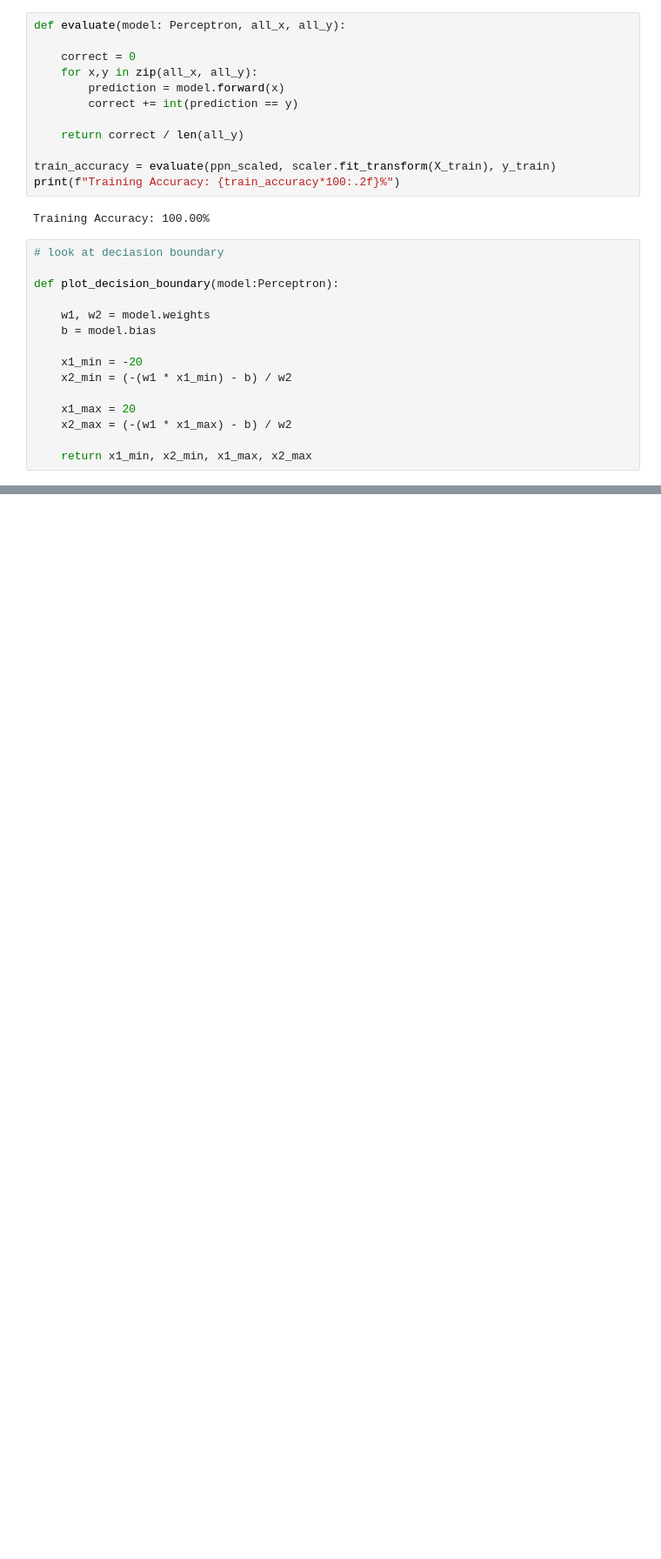
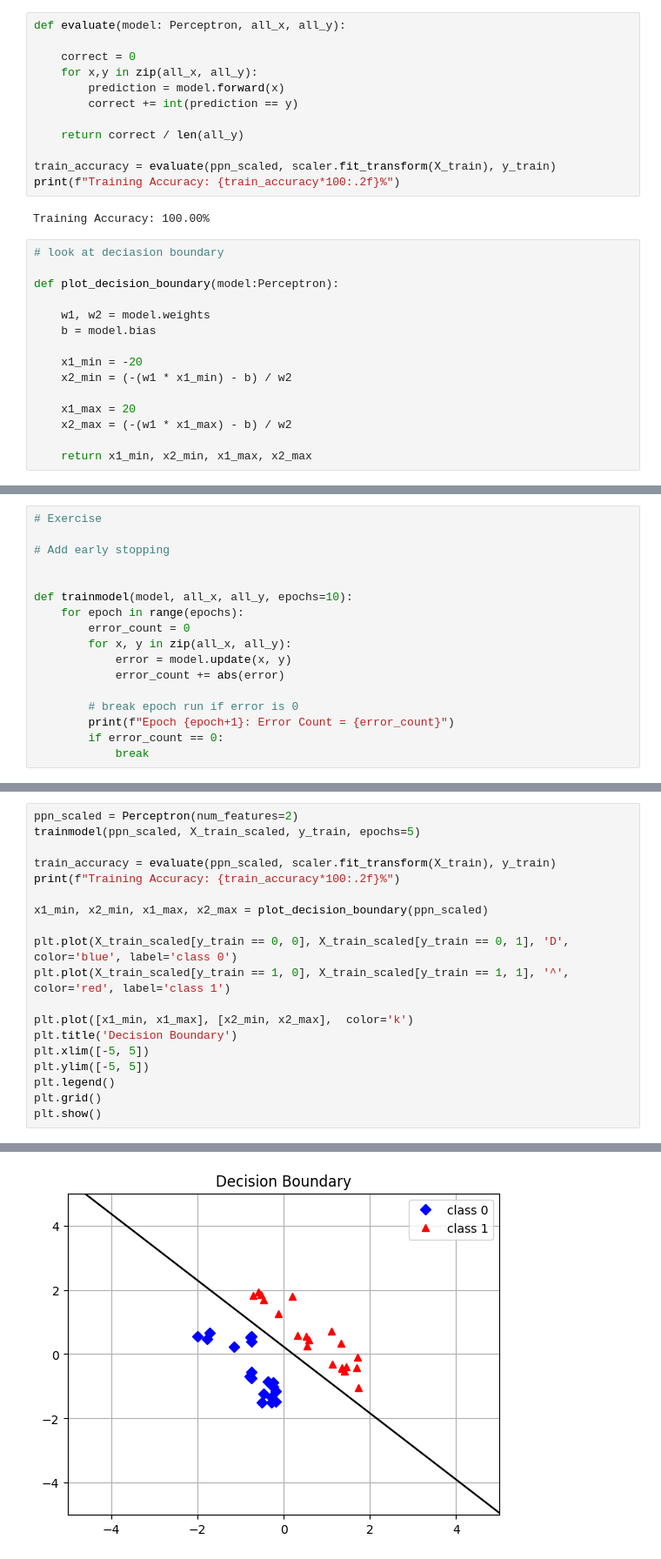
Before and after one commit to slackroo/seb_pytorch, a Jupyter notebook: 01_perceptorn.ipynb, the cells around one changed output, grey strips where cells are left out. Shown: that part at 87% size. Cells and saved outputs as stored; diff of their text form; blank space fills up the shorter version.

Commit message:
added exercises

```diff
--- a/01_perceptorn.ipynb
+++ b/01_perceptorn.ipynb
@@ -313,0 +310,17 @@ plt.show()
+# %%
+# Exercise
+
+# Add early stopping
+
+
+def trainmodel(model, all_x, all_y, epochs=10):
+    for epoch in range(epochs):
+        error_count = 0
+        for x, y in zip(all_x, all_y):
+            error = model.update(x, y)
+            error_count += abs(error)
+
+        # break epoch run if error is 0
+        print(f"Epoch {epoch+1}: Error Count = {error_count}")
+        if error_count == 0:
+            break
@@ -313,0 +362,20 @@ plt.show()
+# %%
+ppn_scaled = Perceptron(num_features=2)
+trainmodel(ppn_scaled, X_train_scaled, y_train, epochs=5)
+
+train_accuracy = evaluate(ppn_scaled, scaler.fit_transform(X_train), y_train)
+print(f"Training Accuracy: {train_accuracy*100:.2f}%")
+
+x1_min, x2_min, x1_max, x2_max = plot_decision_boundary(ppn_scaled)
+
+plt.plot(X_train_scaled[y_train == 0, 0], X_train_scaled[y_train == 0, 1], 'D', color='blue', label='class 0')
+plt.plot(X_train_scaled[y_train == 1, 0], X_train_scaled[y_train == 1, 1], '^', color='red', label='class 1')
+
+plt.plot([x1_min, x1_max], [x2_min, x2_max],  color='k')
+plt.title('Decision Boundary')
+plt.xlim([-5, 5])
+plt.ylim([-5, 5])
+plt.legend()
+plt.grid()
+plt.show()
+# %% [output]
@@ -313,0 +387 @@ plt.show()
+[figure, added]
```
Also changed, not shown: parts of 7 cells of this notebook.
